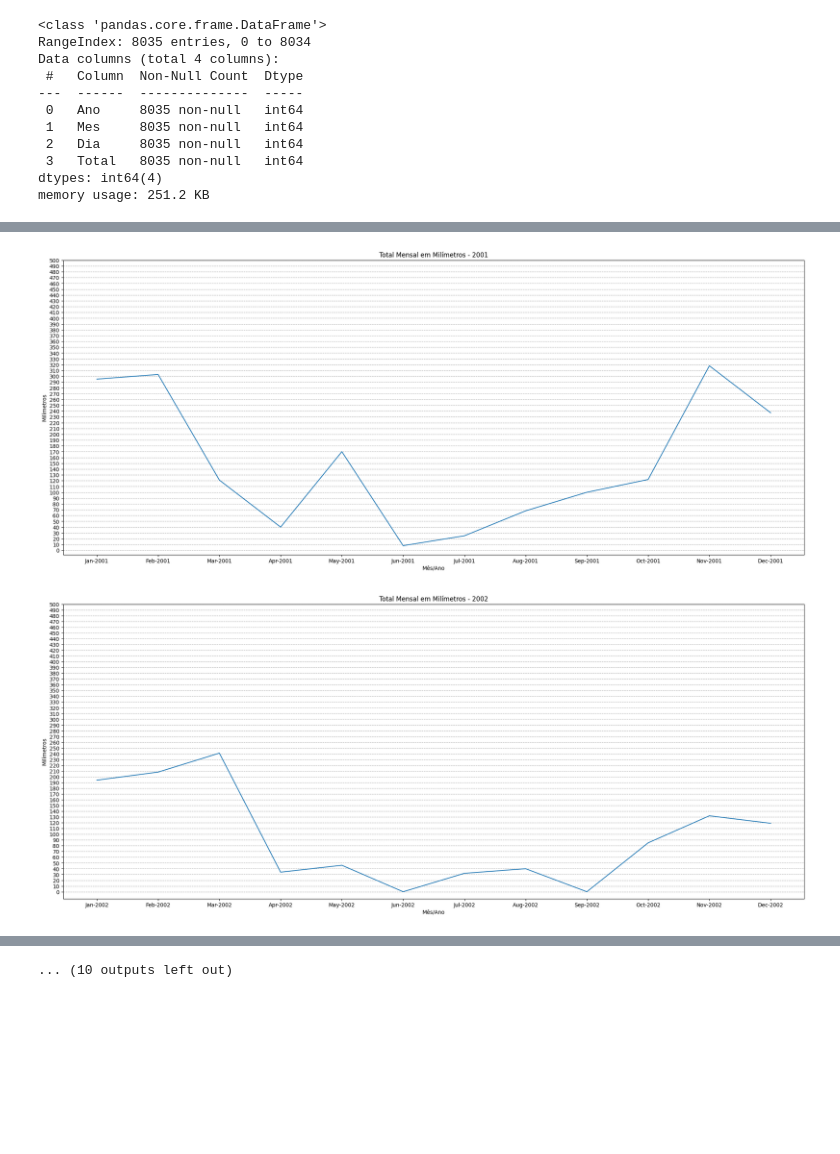
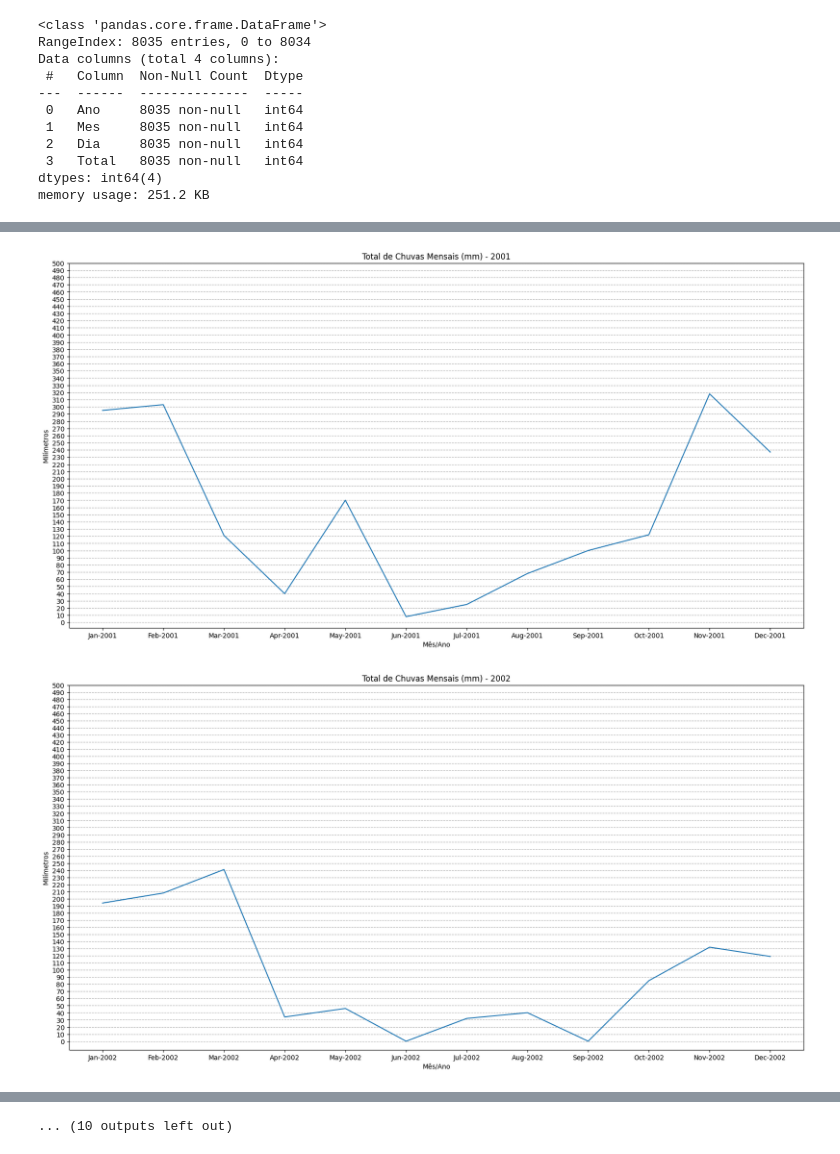
Before and after one commit to OtavioBosa/xp-posgraducao, a Jupyter notebook: Tratamento_e_Processamento_dos_Dados.ipynb, the cells around one changed output, grey strips where cells are left out. Cells and saved outputs as stored; diff of their text form; code cells hidden in the pictures; blank space fills up the shorter version.

```diff
--- a/Tratamento_e_Processamento_dos_Dados.ipynb
+++ b/Tratamento_e_Processamento_dos_Dados.ipynb
@@ -76,7 +76,0 @@ print(df_mensal.head())
-# %%
-fig, ax = plt.subplots()
-ax.plot(df_mensal['Month'], df_mensal['Total_Mensal'])
-ax.set_xlabel('Mês')
-ax.set_ylabel('Total Mensal')
-ax.set_title('Total Mensal - Ano {}'.format(year))
-plt.show()
@@ -85,29 +77,26 @@ plt.show()
 # %%
+df_mensal = df.groupby(pd.Grouper(key='Data', freq='M')).sum().reset_index()
 df_mensal['Ano'] = df_mensal['Data'].dt.year
 df_mensal['Mes_Ano'] = df_mensal['Data'].dt.strftime('%b-%Y')
 df_mensal['Total_Mensal'] = df_mensal['Total']
-
-g = sns.FacetGrid(df_mensal, col="Ano", col_wrap=2, height=4)
-g.map(sns.lineplot, "Mes_Ano", "Total_Mensal")
-#g.set_xticklabels(rotation=45)
 # %%
 # criar uma lista com os anos presentes no dataframe
 anos = df_mensal['Ano'].unique()
 
 # iterar sobre os anos e gerar um gráfico para cada um
 for ano in anos:
     # selecionar somente as linhas correspondentes a um determinado ano
     data_ano = df_mensal.loc[df_mensal['Ano'] == ano]
 
     # gerar o gráfico
-    plt.figure(figsize=(25,10))
+    plt.figure(figsize=(20,10))
     ax = sns.lineplot(x='Mes_Ano', y='Total_Mensal', data=data_ano)
     ax.set_yticks(range(0, 501, 10))
     ax.grid(axis='y', linestyle='--')
-    ax.set_title(f'Total Mensal em Milímetros - {ano}')
+    ax.set_title(f'Total de Chuvas Mensais (mm) - {ano}')
     ax.set_xlabel('Mês/Ano')
     ax.set_ylabel('Milímetros')
     plt.show()
 # %% [output]
-[figure, old version]
+[figure, new version]
-[figure, old version]
+[figure, new version]
```
Also changed, not shown: parts of 4 cells of this notebook.
